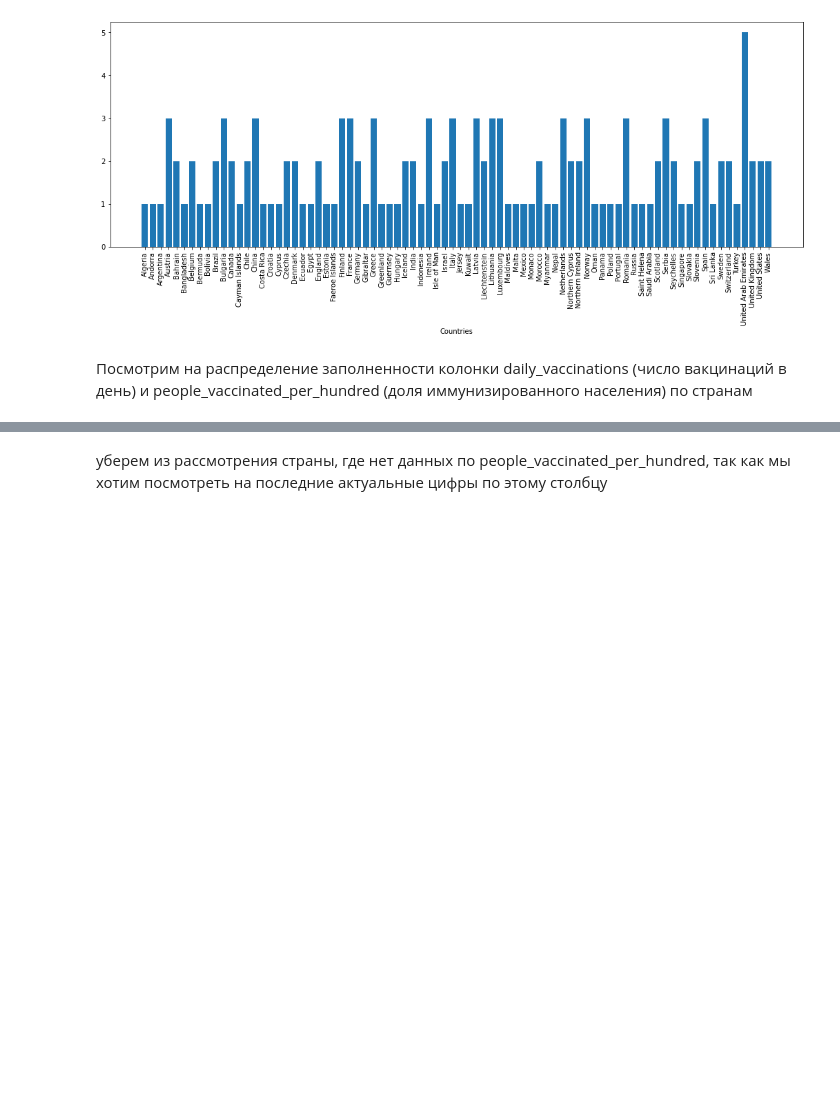
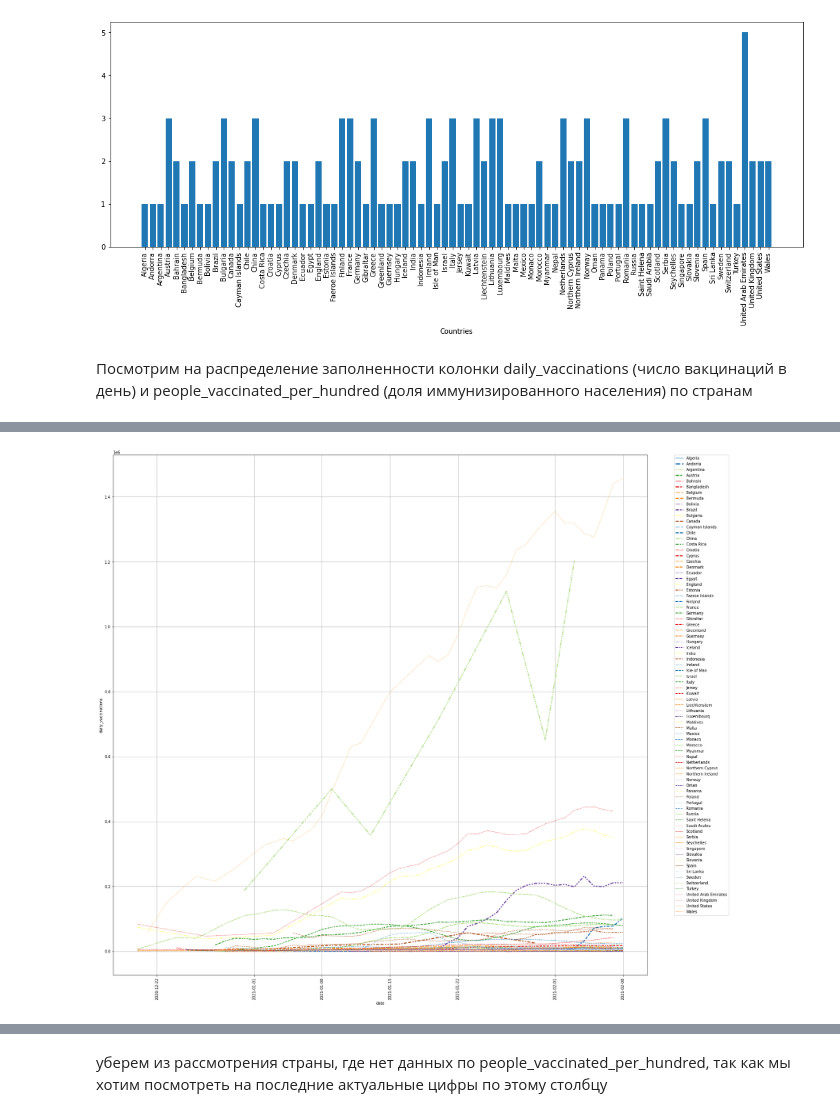
Before and after one commit to Gekata-2/MachineLearning, a Jupyter notebook: eda_lab_.ipynb, the cells around one changed output, grey strips where cells are left out. Saved outputs shown, nothing was run; the diff lists cells and outputs as text; code cells hidden in the pictures; blank space fills up the shorter version.

```diff
--- a/eda_lab_.ipynb
+++ b/eda_lab_.ipynb
@@ -389 +378,11 @@ df
+# %%
+plt.figure(figsize=(25,25))
+
+ax=sns.lineplot(x='date',y='daily_vaccinations',data=data,hue='country',palette='Paired',style='country',size='country')
+plt.legend(bbox_to_anchor=(1.05, 1), loc=2, borderaxespad=0,ncol=1)
+ax.tick_params(axis='x',rotation=90)
+plt.grid(True)
+pass
+# %% [output]
+[figure, added]
 # %%
```
Also changed, not shown: parts of 19 cells of this notebook.
